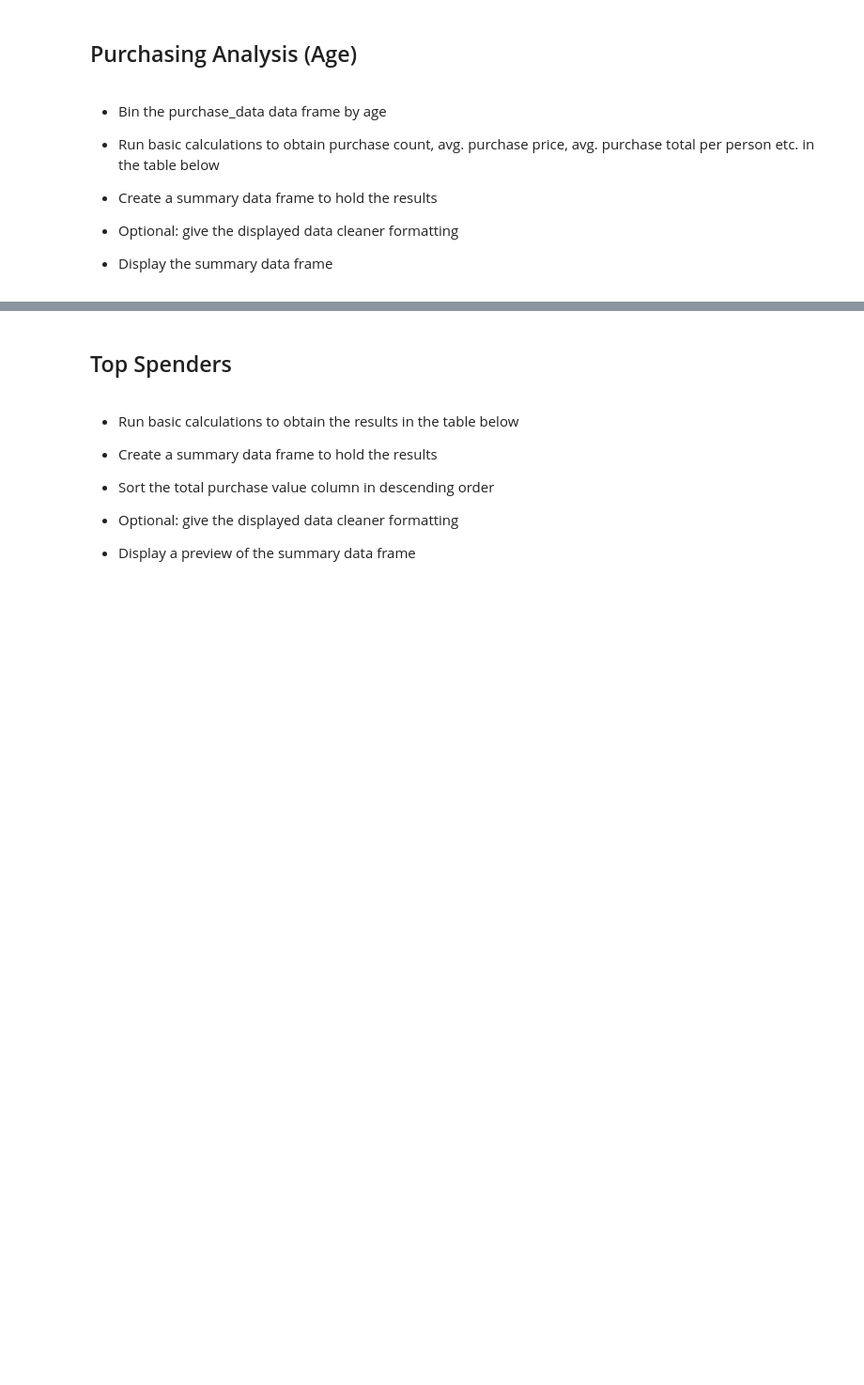
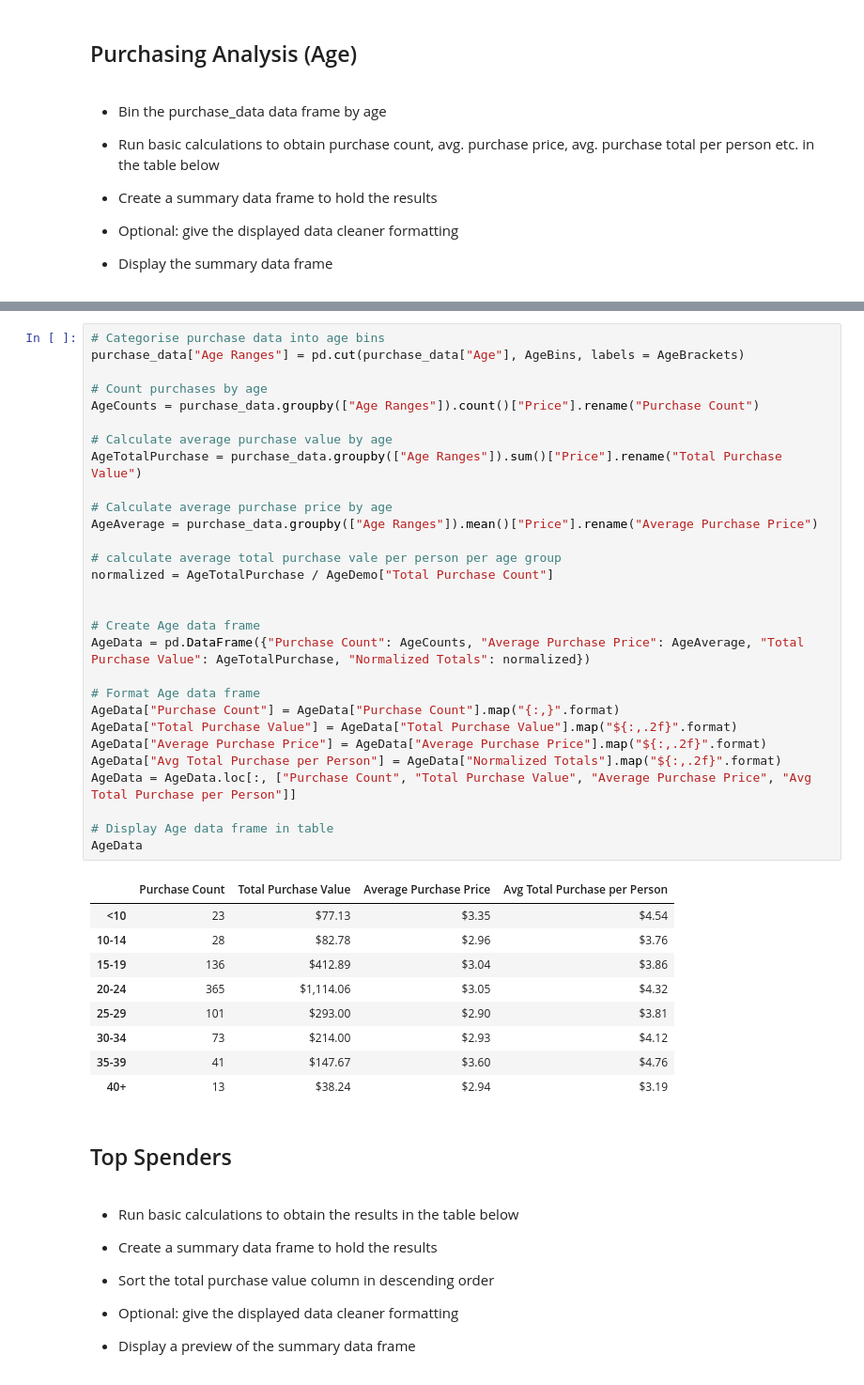
Before and after one commit to AlineHornoff/panda_challenge, a Jupyter notebook: HerosOfPymoli/HeroesOfPymoli_starter.ipynb, the cells around one changed output, grey strips where cells are left out. Shown at 94% size. Saved outputs shown, nothing was run; the diff lists cells and outputs as text; blank space fills up the shorter version.

```diff
--- a/HerosOfPymoli/HeroesOfPymoli_starter.ipynb
+++ b/HerosOfPymoli/HeroesOfPymoli_starter.ipynb
@@ -312,3 +300,42 @@ AgeDemo.sort_index()
+# %%
+# Categorise purchase data into age bins
+purchase_data["Age Ranges"] = pd.cut(purchase_data["Age"], AgeBins, labels = AgeBrackets)
+
+# Count purchases by age
+AgeCounts = purchase_data.groupby(["Age Ranges"]).count()["Price"].rename("Purchase Count")
+
+# Calculate average purchase value by age
+AgeTotalPurchase = purchase_data.groupby(["Age Ranges"]).sum()["Price"].rename("Total Purchase Value")
+
+# Calculate average purchase price by age
+AgeAverage = purchase_data.groupby(["Age Ranges"]).mean()["Price"].rename("Average Purchase Price")
+
+# calculate average total purchase vale per person per age group
+normalized = AgeTotalPurchase / AgeDemo["Total Purchase Count"]
+
+
+# Create Age data frame
+AgeData = pd.DataFrame({"Purchase Count": AgeCounts, "Average Purchase Price": AgeAverage, "Total Purchase Value": AgeTotalPurchase, "Normalized Totals": normalized})
+
+# Format Age data frame
+AgeData["Purchase Count"] = AgeData["Purchase Count"].map("{:,}".format)
+AgeData["Total Purchase Value"] = AgeData["Total Purchase Value"].map("${:,.2f}".format)
+AgeData["Average Purchase Price"] = AgeData["Average Purchase Price"].map("${:,.2f}".format)
+AgeData["Avg Total Purchase per Person"] = AgeData["Normalized Totals"].map("${:,.2f}".format)
+AgeData = AgeData.loc[:, ["Purchase Count", "Total Purchase Value", "Average Purchase Price", "Avg Total Purchase per Person"]]
+
+# Display Age data frame in table
+AgeData
+# %% [output]
+|  | Purchase Count | Total Purchase Value | Average Purchase Price | Avg Total Purchase per Person |
+| <10 | 23 | $77.13 | $3.35 | $4.54 |
+| 10-14 | 28 | $82.78 | $2.96 | $3.76 |
+| 15-19 | 136 | $412.89 | $3.04 | $3.86 |
+| 20-24 | 365 | $1,114.06 | $3.05 | $4.32 |
+| 25-29 | 101 | $293.00 | $2.90 | $3.81 |
+| 30-34 | 73 | $214.00 | $2.93 | $4.12 |
+| 35-39 | 41 | $147.67 | $3.60 | $4.76 |
+| 40+ | 13 | $38.24 | $2.94 | $3.19 |
 # %% [markdown]
 ## Top Spenders
 # %% [markdown]
```
Also changed, not shown: parts of 3 cells of this notebook.
